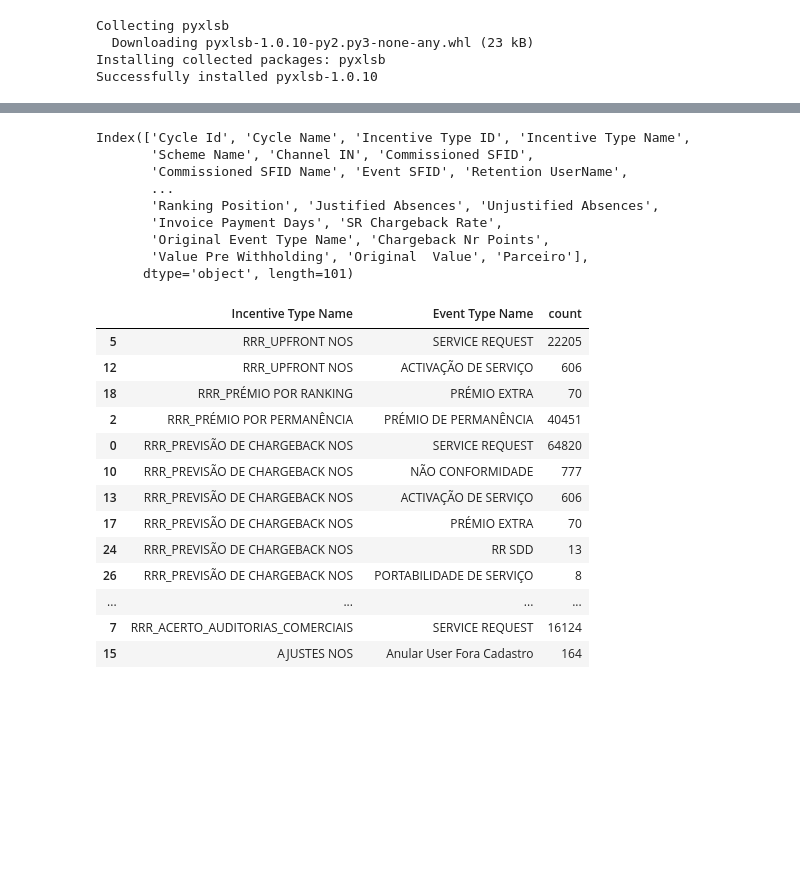
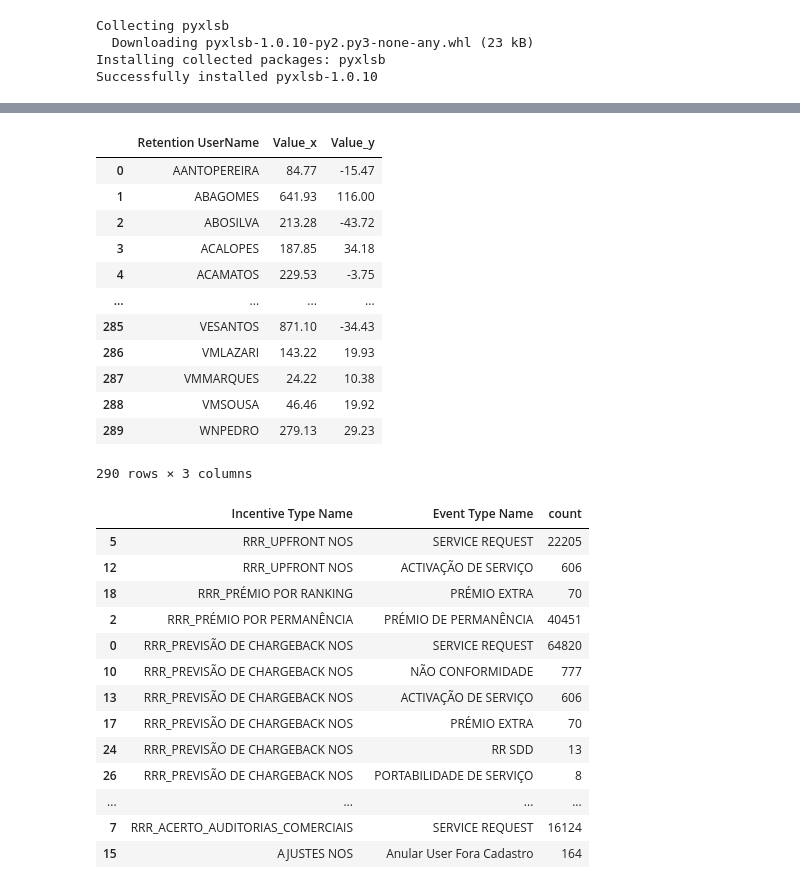
Before and after one commit to josepmatias/nos_reten-ao, a Jupyter notebook: elegiveis.ipynb, the cells around one changed output, grey strips where cells are left out. Drawn from its saved outputs; the diff is of its cells as text; code cells hidden in the pictures; blank space fills up the shorter version.

```diff
--- a/elegiveis.ipynb
+++ b/elegiveis.ipynb
@@ -35,4 +34,5 @@ Successfully installed pyxlsb-1.0.10
 # %%
 #especificar o nome do ficheiro
 resumo_r_nome="Resumo reactiva.xlsb"
+resumo_r2_nome="Resumo_Reativa_outubro23.xlsb"
 # %%
@@ -47,4 +49,8 @@ Saving Resumo reactiva.xlsb to Resumo reactiva.xlsb
 resumo_r=pd.read_excel(resumo_r_nome, sheet_name=0, engine="pyxlsb")
+# %%
+#criar resumo mês n-3
+
+resumo_r3=pd.read_excel(resumo_r2_nome, sheet_name=1, engine="pyxlsb")
 # %%
 #renomear colunas da bd consoante reactiva ou proactiva
 
@@ -61,18 +67,61 @@ def renomear_cols (df):
   return lista2
 
 resumo_r.columns=renomear_cols(resumo_r)
+resumo_r3.columns=renomear_cols(resumo_r3)
-# %%
-resumo_r.columns
-# %% [output]
-Index(['Cycle Id', 'Cycle Name', 'Incentive Type ID', 'Incentive Type Name',
-       'Scheme Name', 'Channel IN', 'Commissioned SFID',
-       'Commissioned SFID Name', 'Event SFID', 'Retention UserName',
-       ...
-       'Ranking Position', 'Justified Absences', 'Unjustified Absences',
-       'Invoice Payment Days', 'SR Chargeback Rate',
-       'Original Event Type Name', 'Chargeback Nr Points',
-       'Value Pre Withholding', 'Original  Value', 'Parceiro'],
-      dtype='object', length=101)
+# %%
+#resumo_r.loc[resumo_r["Incentive Type Name"]=="RRR_CHARGEBACK NOS", "Value"].describe().reset_index().transpose()
+
+#resumo_r.loc[(resumo_r["Incentive Type Name"]=="RRR_CHARGEBACK NOS") & (resumo_r["Value"]>0), :].groupby("Retention UserName") ["Value"].sum()
+#resumo_r.loc[(resumo_r["Incentive Type Name"]=="RRR_CHARGEBACK NOS") & (resumo_r["Value"]<0), :].groupby("Retention UserName") ["Value"].sum()
+
+
+#resumo_r.groupby("Retention UserName") ["Value"].sum().describe()
+
+#df2=resumo_r.loc[resumo_r["Incentive Type Name"]=="RRR_CHARGEBACK NOS", :].groupby("Retention UserName") ["Value"].sum().reset_index()
+
+#df3=resumo_r.groupby("Retention UserName") ["Value"].sum().reset_index()
+
+#print(df2.shape, df3.shape)
+
+
+df_valor=resumo_r.loc[(resumo_r["Incentive Type Name"].str.find("CHARGEBACK")==-1) & \
+(resumo_r["Incentive Type Name"]!="AJUSTES NOS"), :].groupby("Retention UserName") ["Value"].sum().reset_index()
+
+
+#df_cb=resumo_r.loc[resumo_r["Incentive Type Name"]=="RRR_CHARGEBACK NOS", :].groupby("Retention UserName") ["Value"].sum().reset_index()
+
+#df_mix=df_valor.merge(df_cb, how="right", on="Retention UserName")
+
+#df_mix.columns=["Retention UserName", "value", "chargeback"]
+
+#df_mix
+
+#ver quais os usernames que tiveram valor positivo no mês n-3
+
+#df_val=resumo_r3.loc[(resumo_r3["Incentive Type Name"].str.find("CHARGEBACK")==-1) & (resumo_r3["Incentive Type Name"]!="AJUSTES NOS"),:]\
+#.groupby("Retention UserName") ["Value"].sum().reset_index()
+
+df_val=resumo_r3.loc[resumo_r3["Event Type Name"]=="SERVICE REQUEST", :].groupby("Retention UserName") ["Value"].sum().reset_index()
+
+
+df_cb=resumo_r.loc[resumo_r["Incentive Type Name"]=="RRR_CHARGEBACK NOS", :].groupby("Retention UserName") ["Value"].sum().reset_index()
+
+
+df_val.merge(df_cb, how="right", on="Retention UserName")
+# %% [output]
+|  | Retention UserName | Value_x | Value_y |
+| 0 | AANTOPEREIRA | 84.77 | -15.47 |
+| 1 | ABAGOMES | 641.93 | 116.00 |
+| 2 | ABOSILVA | 213.28 | -43.72 |
+| 3 | ACALOPES | 187.85 | 34.18 |
+| 4 | ACAMATOS | 229.53 | -3.75 |
+| ... | ... | ... | ... |
+| 285 | VESANTOS | 871.10 | -34.43 |
+| 286 | VMLAZARI | 143.22 | 19.93 |
+| 287 | VMMARQUES | 24.22 | 10.38 |
+| 288 | VMSOUSA | 46.46 | 19.92 |
+| 289 | WNPEDRO | 279.13 | 29.23 |
+290 rows × 3 columns
 # %%
 resumo_r.value_counts(subset=["Incentive Type Name", "Event Type Name"]).reset_index().sort_values(by=["Incentive Type Name", "count"], ascending=False)
 # %% [output]
```
Also changed, not shown: parts of 3 cells of this notebook.
